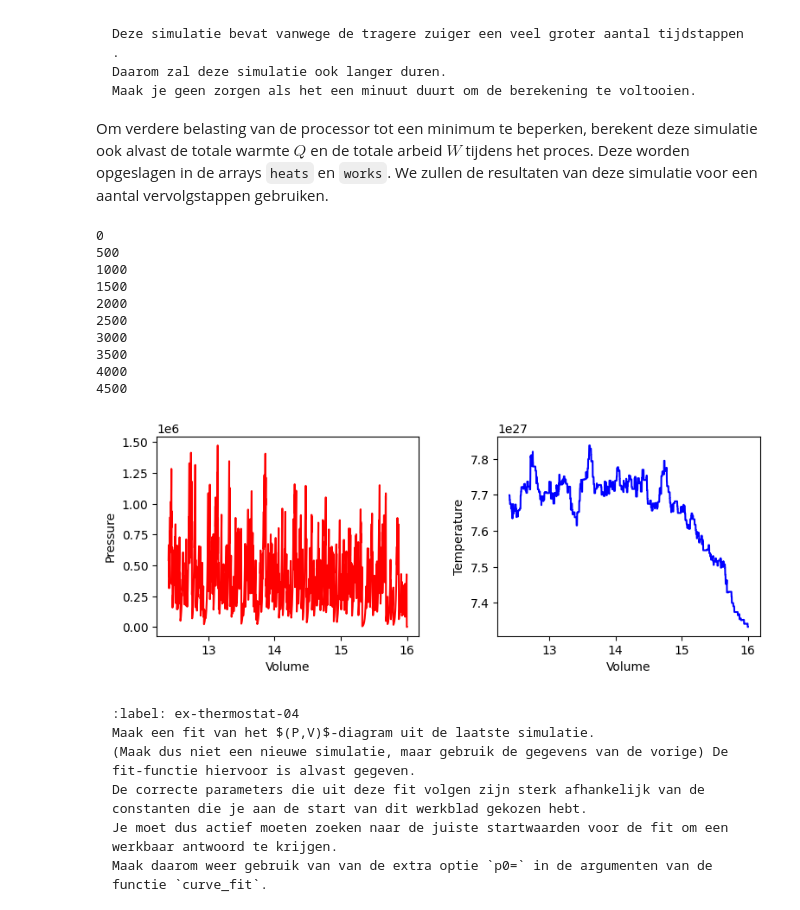
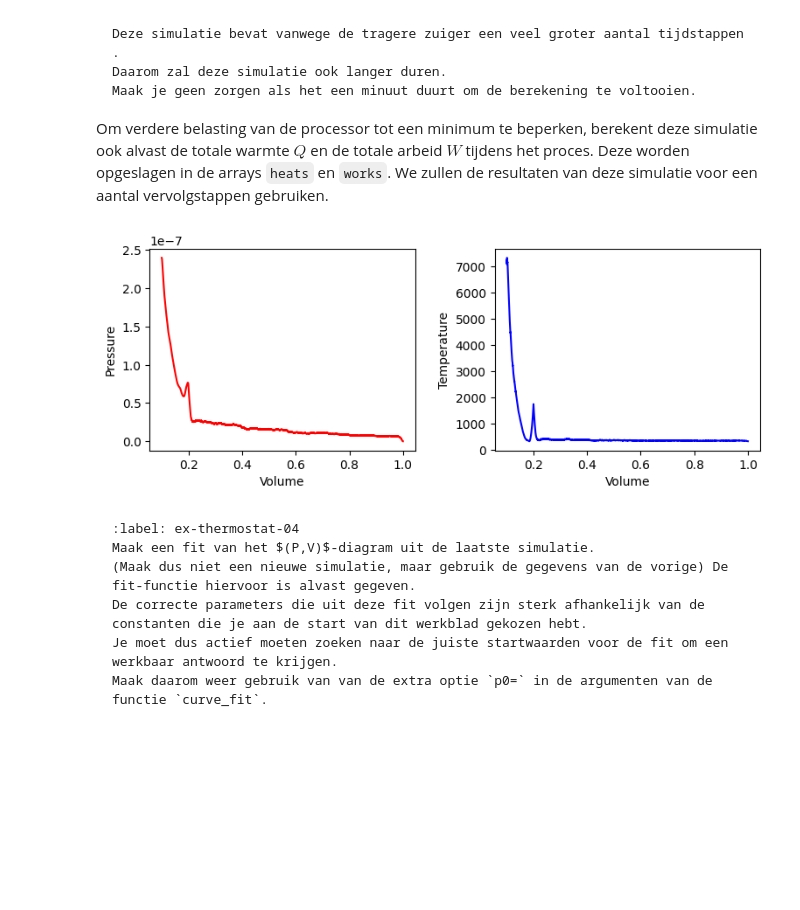
Before and after one commit to gltChboy/Thermo-groep-Bart-Ante, a Jupyter notebook: Content/PySim/8_thermostaat.ipynb, the cells around one changed output. Drawn from its saved outputs; the diff is of its cells as text; code cells hidden in the pictures; blank space fills up the shorter version.

````diff
--- a/Content/PySim/8_thermostaat.ipynb
+++ b/Content/PySim/8_thermostaat.ipynb
@@ -43,7 +43,7 @@ import matplotlib.pyplot as plt
 from matplotlib.animation import FuncAnimation
 from scipy.optimize import curve_fit
 
-BOX_SIZE_0 = 4                 # [nm] Hoogte en lengte startvolume
+BOX_SIZE_0 = 1                 # [nm] Hoogte en lengte startvolume
 N = 40                         # [#] Aantal deeltjes
 V_0 = 450                      # [m/s] Startsnelheid van deeltjes
 RADIUS = 0.1                   # [nm] Straal van moleculen
@@ -129,7 +129,7 @@ def create_particles(particles):
         vy = np.random.choice([-1, 1]) * np.sqrt(V_0**2 - vx**2)
         x = np.random.uniform(-box_length/2 + RADIUS, box_length/2 - RADIUS)
         y = np.random.uniform(-box_height/2 + RADIUS, box_height/2 - RADIUS)
-        particles.append(ParticleClass(m=1.0, v=[vx, vy], r=[x, y], R=RADIUS))
+        particles.append(ParticleClass(m=4.65e-26, v=[vx, vy], r=[x, y], R=RADIUS))
 
 
 #oplossing
@@ -162,7 +162,7 @@ def handle_walls(particles):
     for p in particles:
         left_right_collision(p)
         top_down_collision(p)
-    pressure = 0.95 * pressure + 0.05 * impulse_outward / ((2 * box_length + 2 * box_height) * DT)
+    pressure = 0.95 * pressure + 0.05 * impulse_outward / ((2 * box_length + 2 * box_height) * 1e-9 * DT)
 
 def take_time_step(particles):
     """ zet tijdstap voor een lijst deeltjes en verwerk alle botsingen onderling en met wanden """
@@ -280,46 +285,34 @@ pressure = 0.0
 work = 0.0
 heat = 0.0
 box_height = BOX_SIZE_0
 box_length = BOX_SIZE_0         # zetten zuiger terug
 v_piston = 0.2 * V_PISTON_0
 create_particles(particles)     # resetten deeltjes
 set_temp = temperature(particles)
 
 for i in range(N_steps):
     take_time_step(particles)
     volumes[i] = box_length * box_height
     pressures[i] = pressure
     temperatures[i] = temperature(particles)
     heats[i] = heat
     works[i] = work
-    if i%500==0:
-        print(i)
 
 
 fig, (ax1, ax2) = plt.subplots(1, 2, figsize=(9, 3))
 ax1.set_xlabel('Volume')
 ax1.set_ylabel('Pressure')
 ax2.set_xlabel('Volume')
 ax2.set_ylabel('Temperature')
 fig.tight_layout
 
 ax1.plot(volumes, pressures, '-r')
 ax2.plot(volumes, temperatures, '-b')
 
 plt.subplots_adjust(wspace=0.3)
 plt.show()
 # %% [output]
-0
-500
-1000
-1500
-2000
-2500
-3000
-3500
-4000
-4500
-[figure, old version]
+[figure, new version]
 # %% [markdown]
 ```{exercise} fit P,V-diagram
 :label: ex-thermostat-04
````
Also changed, not shown: parts of 4 cells of this notebook, 3 other files.
